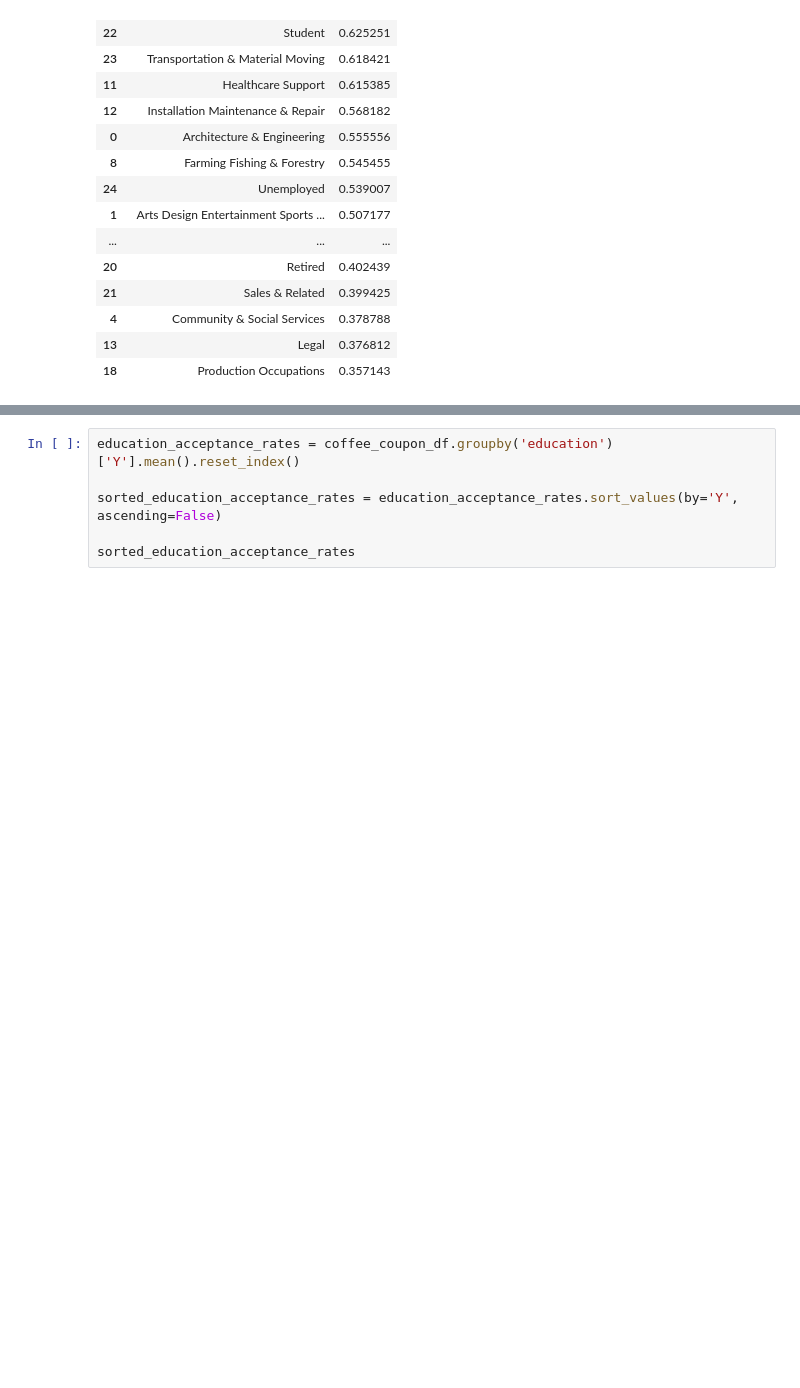
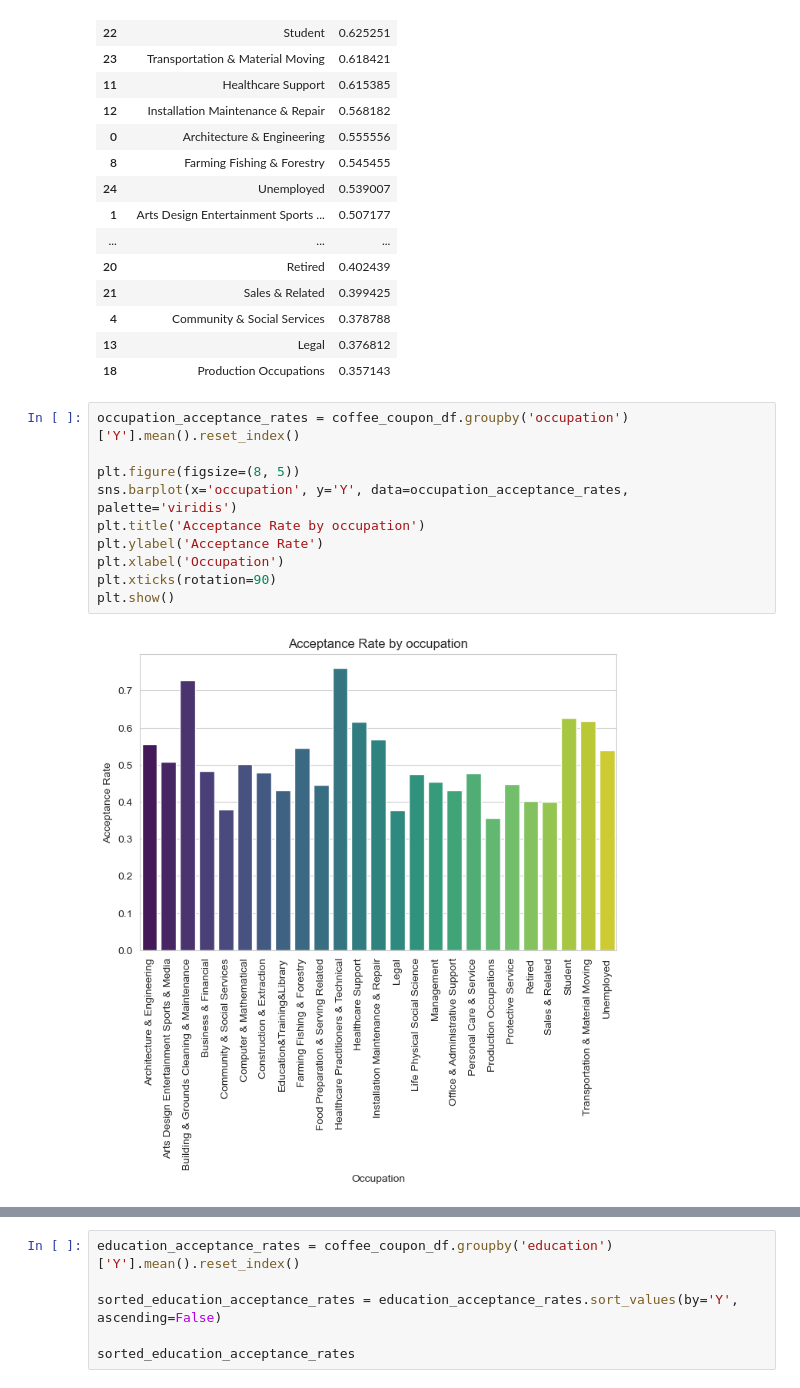
Before and after one commit to iffj/ai-ml-portfolio, a Jupyter notebook: assignment_1/prompt.ipynb, the cells around one changed output, grey strips where cells are left out. Cells and saved outputs as stored; diff of their text form; blank space fills up the shorter version.

```diff
--- a/assignment_1/prompt.ipynb
+++ b/assignment_1/prompt.ipynb
@@ -353,3 +389,15 @@ sorted_occupation_acceptance_rates
 | 4 | Community & Social Services | 0.378788 |
 | 13 | Legal | 0.376812 |
 | 18 | Production Occupations | 0.357143 |
+# %%
+occupation_acceptance_rates = coffee_coupon_df.groupby('occupation')['Y'].mean().reset_index()
+
+plt.figure(figsize=(8, 5))
+sns.barplot(x='occupation', y='Y', data=occupation_acceptance_rates, palette='viridis')
+plt.title('Acceptance Rate by occupation')
+plt.ylabel('Acceptance Rate')
+plt.xlabel('Occupation')
+plt.xticks(rotation=90)
+plt.show()
+# %% [output]
+[figure, added]
```
Also changed, not shown: parts of 20 cells of this notebook, 2 other files.
